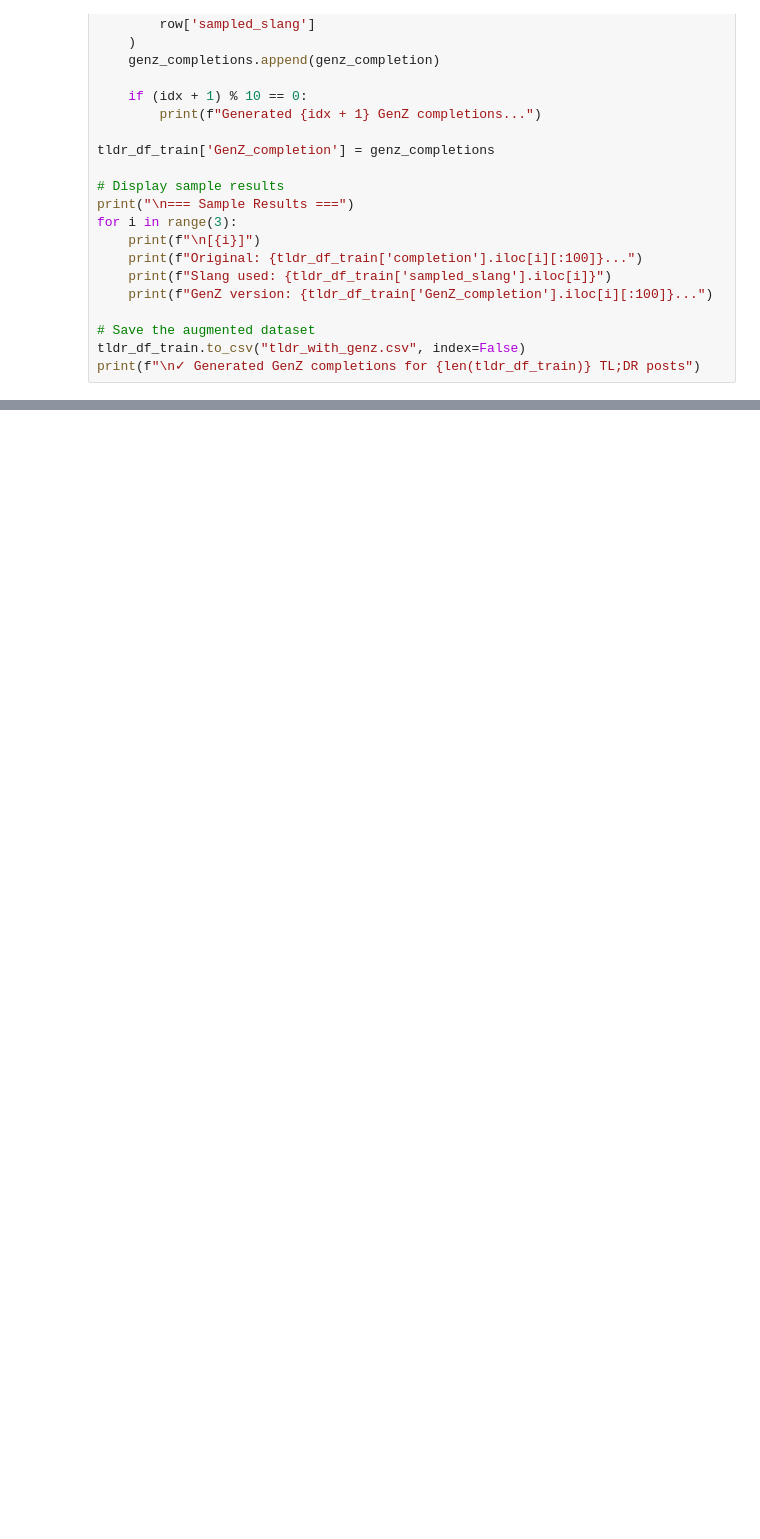
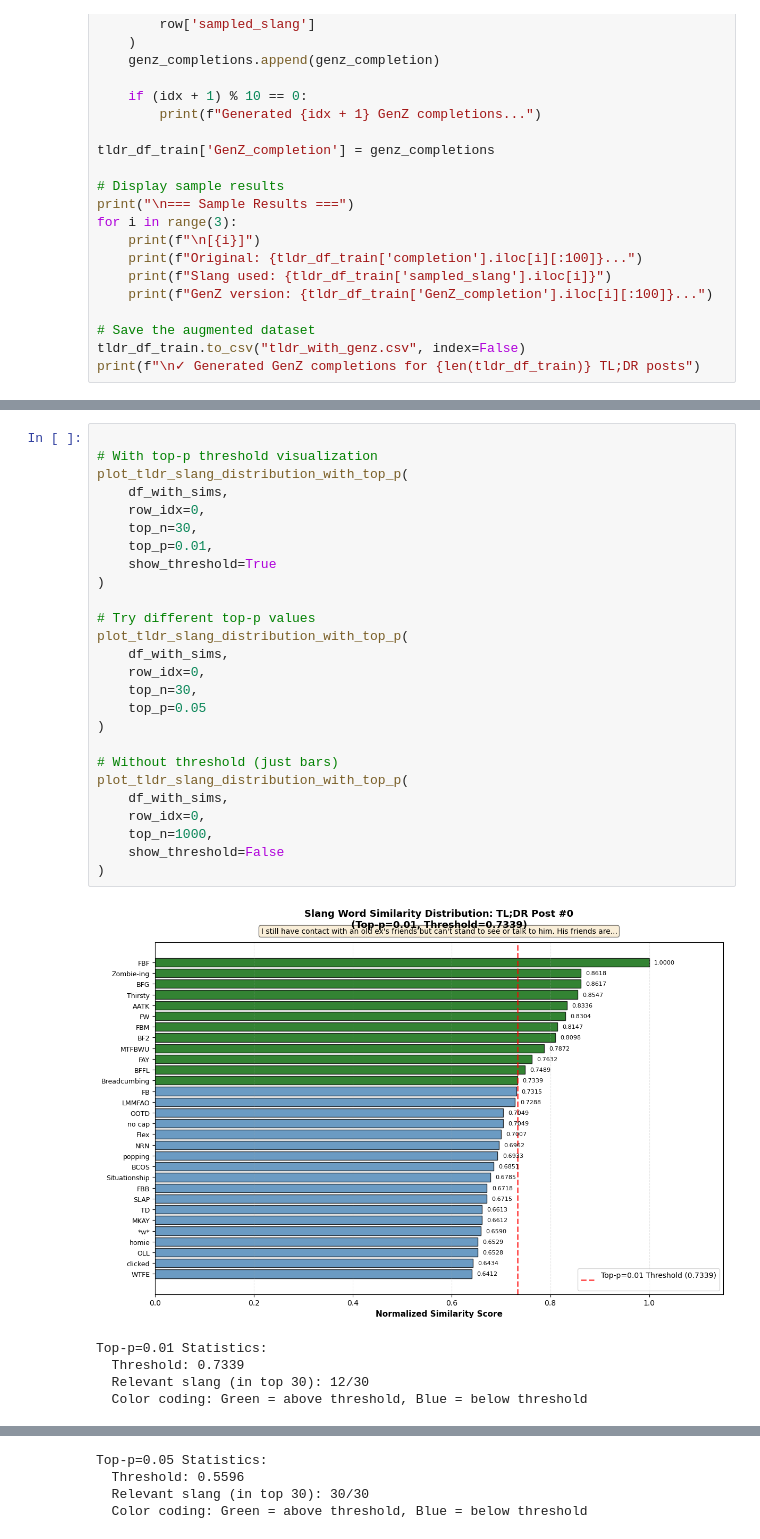
Before and after one commit to au-nlp/project-milestone-p2-group1, a Jupyter notebook: main.ipynb, the cells around one changed output, grey strips where cells are left out. Saved outputs shown, nothing was run; the diff lists cells and outputs as text; blank space fills up the shorter version.

```diff
--- a/main.ipynb
+++ b/main.ipynb
@@ -1455,0 +1857,32 @@ print(f"\n✓ Generated GenZ completions for {len(tldr_df_train)} TL;DR posts")
+# %%
+
+# With top-p threshold visualization
+plot_tldr_slang_distribution_with_top_p(
+    df_with_sims,
+    row_idx=0,
+    top_n=30,
+    top_p=0.01,
+    show_threshold=True
+)
+
+# Try different top-p values
+plot_tldr_slang_distribution_with_top_p(
+    df_with_sims,
+    row_idx=0,
+    top_n=30,
+    top_p=0.05
+)
+
+# Without threshold (just bars)
+plot_tldr_slang_distribution_with_top_p(
+    df_with_sims,
+    row_idx=0,
+    top_n=1000,
+    show_threshold=False
+)
+# %% [output]
+[figure, added]
+Top-p=0.01 Statistics:
+  Threshold: 0.7339
+  Relevant slang (in top 30): 12/30
+  Color coding: Green = above threshold, Blue = below threshold
@@ -1455,0 +1890,4 @@ print(f"\n✓ Generated GenZ completions for {len(tldr_df_train)} TL;DR posts")
+Top-p=0.05 Statistics:
+  Threshold: 0.5596
+  Relevant slang (in top 30): 30/30
+  Color coding: Green = above threshold, Blue = below threshold
```
Also changed, not shown: parts of 18 cells of this notebook, 6 other files.
